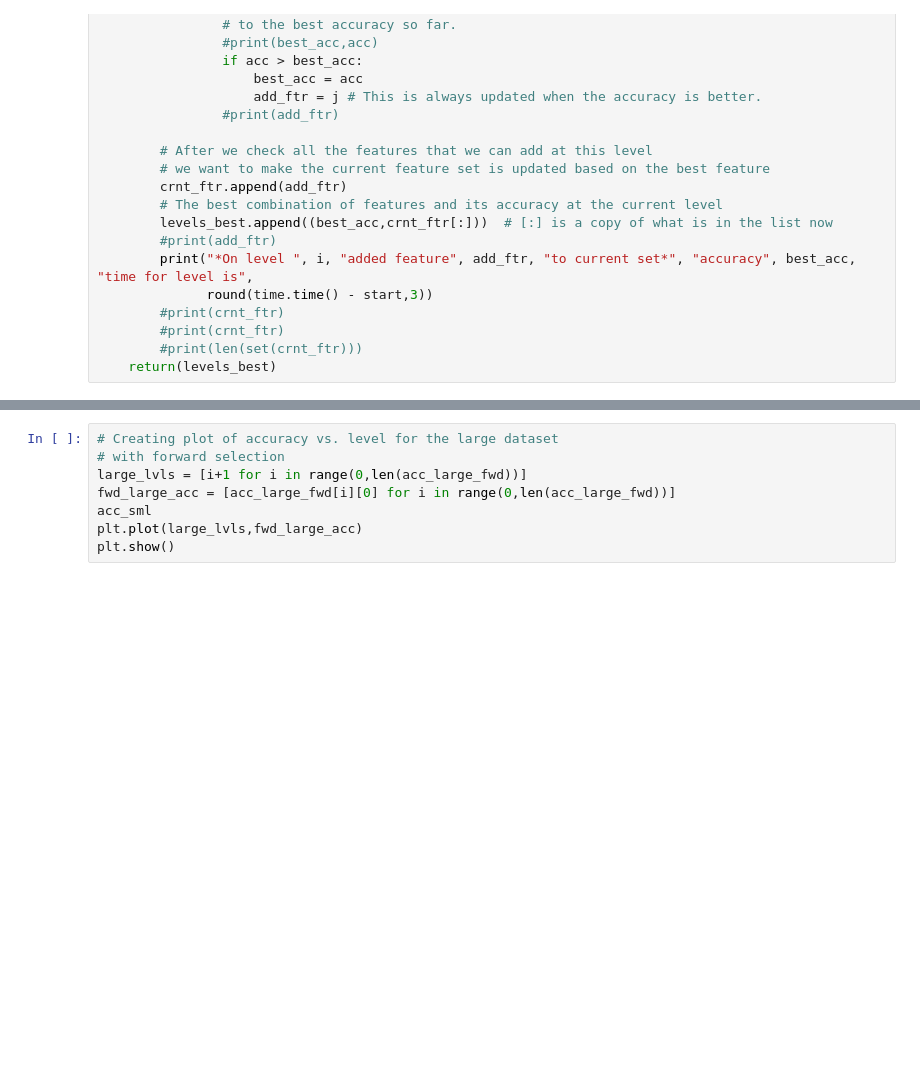
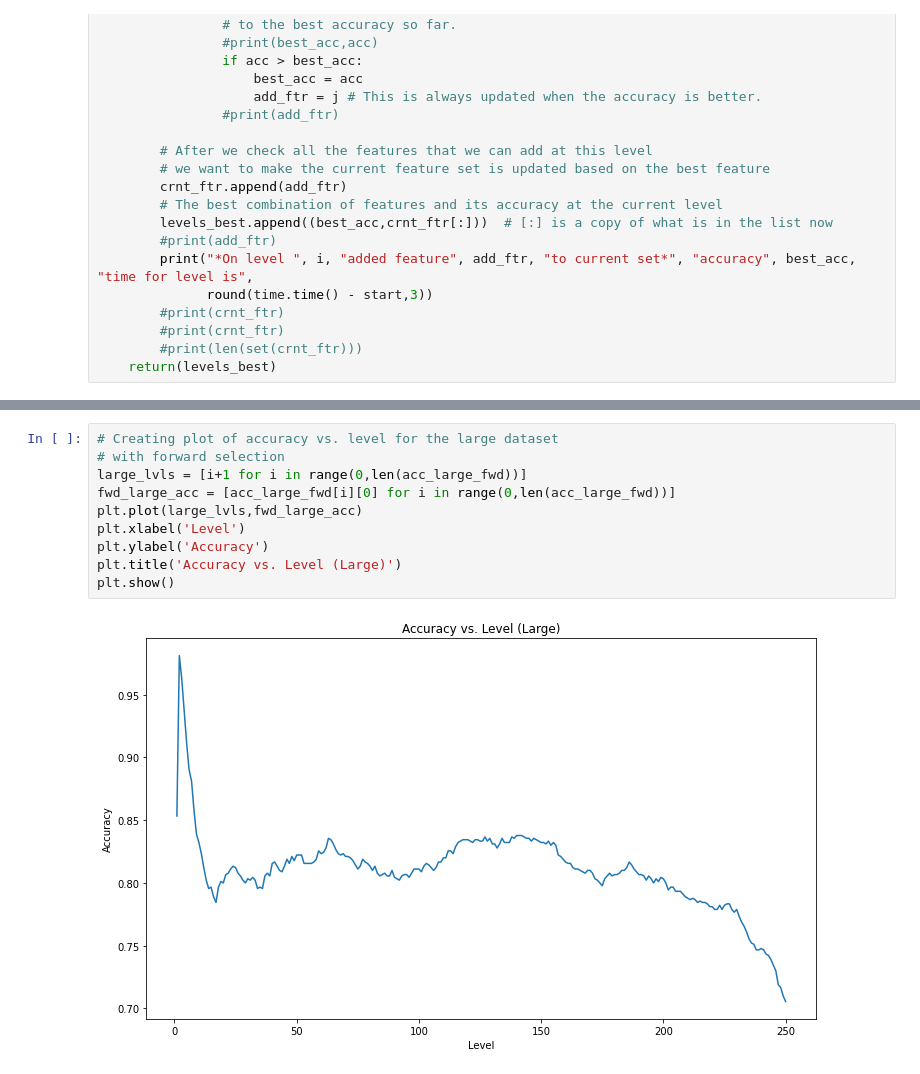
Before and after one commit to nirvolo/kNN-Feature-Search, a Jupyter notebook: kNN_Search_Code.ipynb, the cells around one changed output, grey strips where cells are left out. Saved outputs shown, nothing was run; the diff lists cells and outputs as text; blank space fills up the shorter version.

```diff
--- a/kNN_Search_Code.ipynb
+++ b/kNN_Search_Code.ipynb
@@ -178,8 +233,12 @@ print(datetime.datetime.now().time())
 # %%
 # Creating plot of accuracy vs. level for the large dataset
 # with forward selection
 large_lvls = [i+1 for i in range(0,len(acc_large_fwd))]
 fwd_large_acc = [acc_large_fwd[i][0] for i in range(0,len(acc_large_fwd))]
-acc_sml
 plt.plot(large_lvls,fwd_large_acc)
+plt.xlabel('Level')
+plt.ylabel('Accuracy')
+plt.title('Accuracy vs. Level (Large)')
 plt.show()
+# %% [output]
+[figure, added]
```
Also changed, not shown: parts of 20 cells of this notebook.
